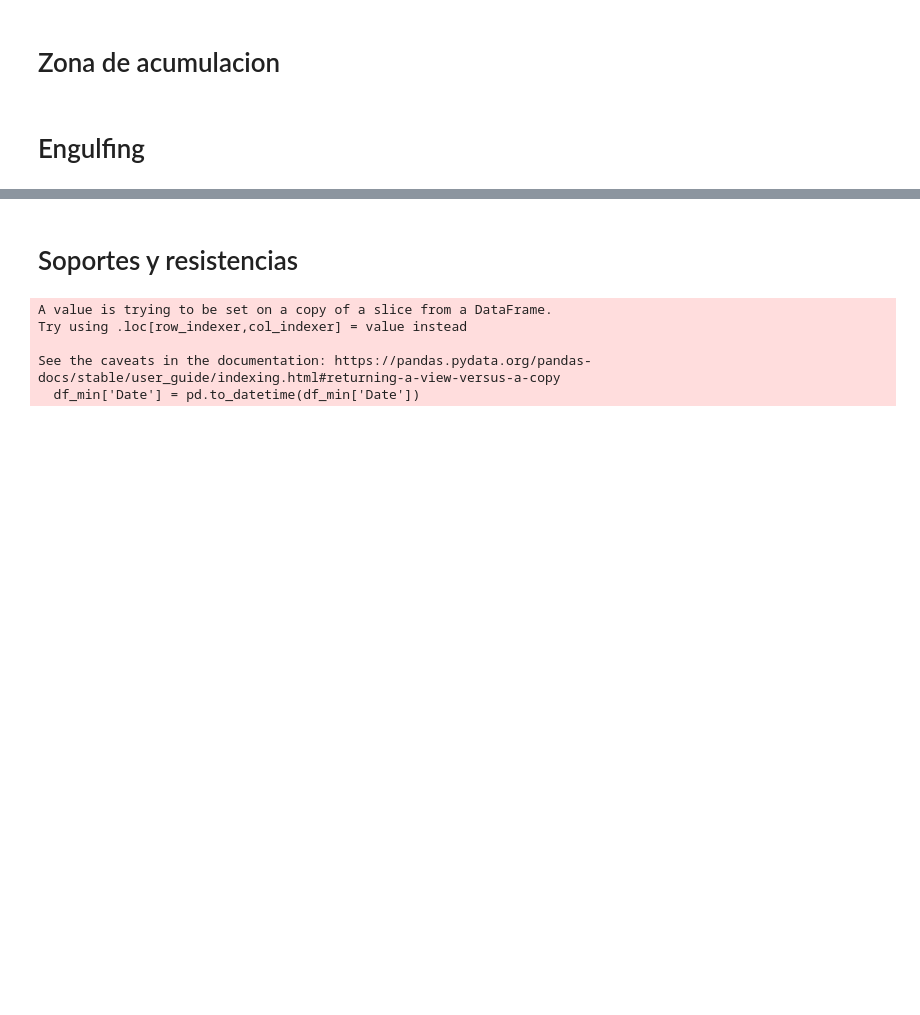
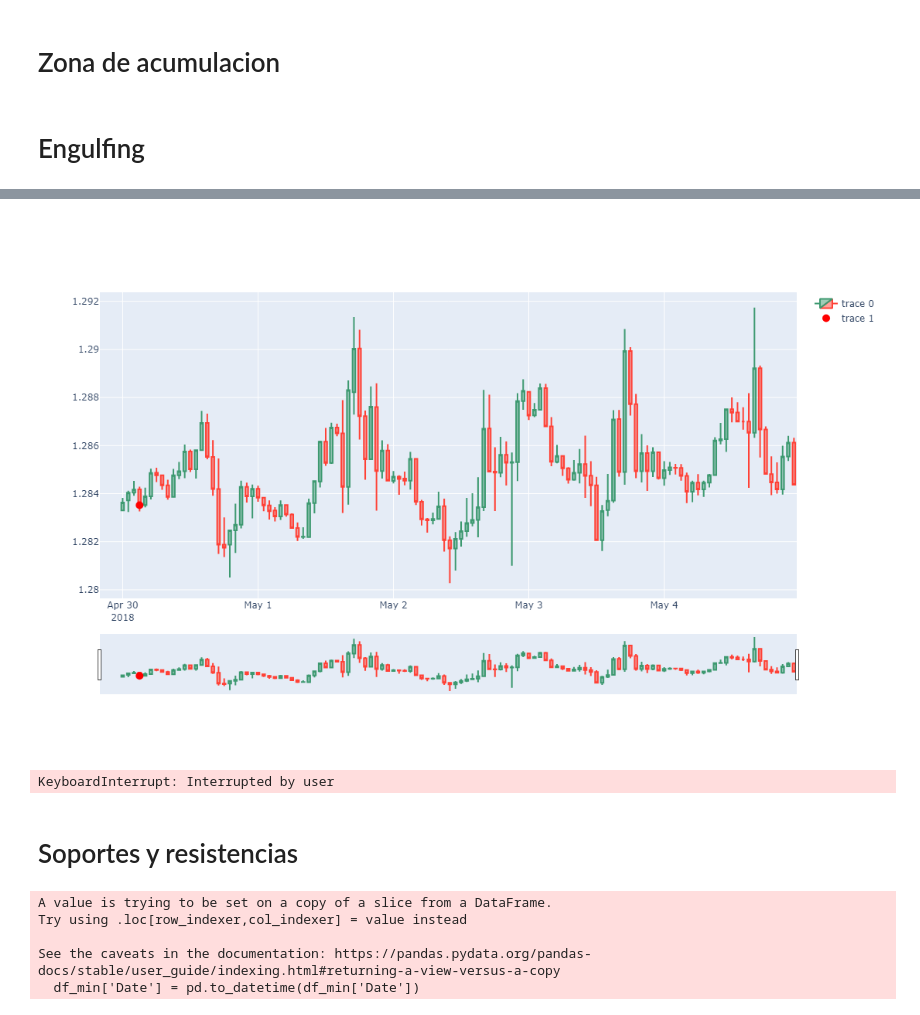
Before and after one commit to SaidJacobo/forex_ml_bot, a Jupyter notebook: notebooks/Pruebillas.ipynb, the cells around one changed output, grey strips where cells are left out. Saved outputs shown, nothing was run; the diff lists cells and outputs as text; code cells hidden in the pictures; blank space fills up the shorter version.

```diff
--- a/notebooks/Pruebillas.ipynb
+++ b/notebooks/Pruebillas.ipynb
@@ -927,0 +847,4 @@ df['engulfing_talib'] = talib.CDLENGULFING(df.Open, df.High, df.Low, df.Close)
+# %%
+# Ejemplo de uso
+rmi_trend_sniper = RMITrendSniper()
+df['rmi_signal'] = rmi_trend_sniper.apply(df)
@@ -927,0 +973,65 @@ df['engulfing_talib'] = talib.CDLENGULFING(df.Open, df.High, df.Low, df.Close)
+# %%
+# import pandas as pd
+import numpy as np
+import mplfinance as mpf
+import matplotlib.pyplot as plt
+from datetime import timedelta
+import plotly.graph_objects as go
+from datetime import datetime
+
+
+# Convertir las columnas de fechas a formato datetime
+df['Date'] = pd.to_datetime(df['Date'])
+
+dates = df[df['trade'] != 0].Date.unique()
+
+for date in dates:
+
+    data = df[df['Date'] == date].iloc[0]
+    signal = data.trade
+
+    start_date = date - timedelta(hours=24)
+    end_date = date + timedelta(hours=120)
+
+    print(start_date)
+    print(end_date)
+
+    historical_prices = df[
+        (df['Date'] >= start_date) &
+        (df['Date'] <= end_date)
+    ].copy()
+
+
+    fig = go.Figure(data=[go.Candlestick(x=historical_prices['Date'],
+                    open=historical_prices['Open'],
+                    high=historical_prices['High'],
+                    low=historical_prices['Low'],
+                    close=historical_prices['Close'])])
+
+
+
+
+    if signal == 1:
+        color = 'green'
+    else:
+        color = 'red'
+
+    fig.add_trace(go.Scatter(
+        x=[data.Date],
+        y=[data.Close],
+        mode='markers',
+        marker=dict(color=color, symbol='circle', size=10),
+    ))
+
+
+    # Ajustar el tamaño del gráfico
+    fig.update_layout(
+        width=1000,  # Ancho en píxeles
+        height=700   # Altura en píxeles
+    )
+
+    fig.show()
+
+    a = input()  # Pausa para la interacción del usuario
+    clear_output()
+# %% [output]
@@ -928,3 +1040,5 @@ df['engulfing_talib'] = talib.CDLENGULFING(df.Open, df.High, df.Low, df.Close)
+[figure, added]
+KeyboardInterrupt: Interrupted by user
 # %% [markdown]
 # Soportes y resistencias
 # %%
```
Also changed, not shown: parts of 30 cells of this notebook, 20 other files.
